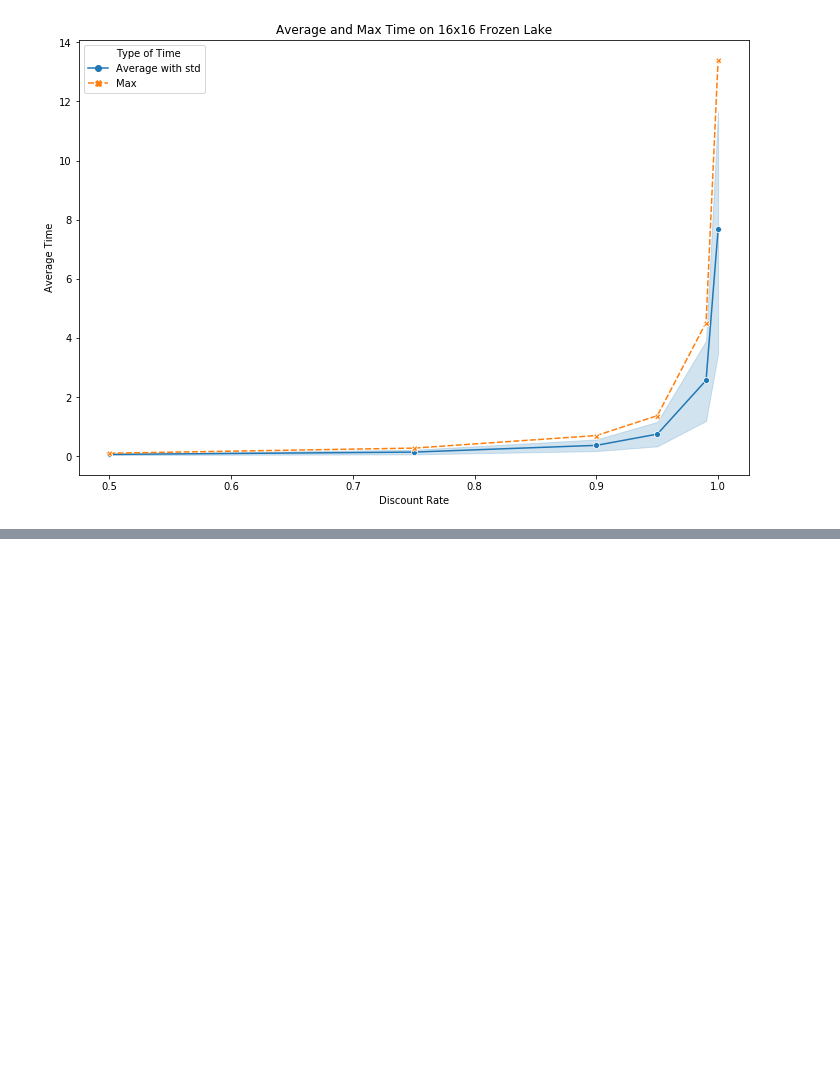
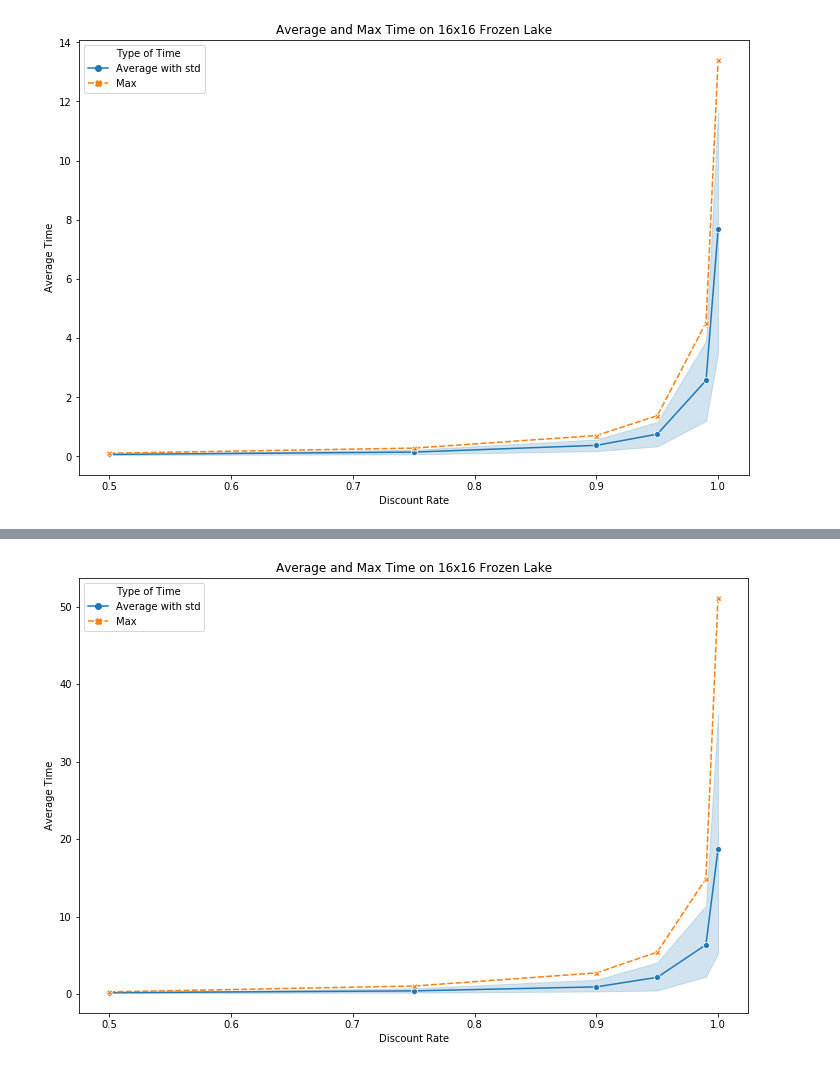
Before and after one commit to okazkayasi/CS7641, a Jupyter notebook: mkazkayasi3_Assignment4/VI_PI_FrozenLake.ipynb, the cells around one changed output, grey strips where cells are left out. Cells and saved outputs as stored; diff of their text form; code cells hidden in the pictures; blank space fills up the shorter version.

```diff
--- a/mkazkayasi3_Assignment4/Value_Policy_4x4_done.ipynb
+++ b/mkazkayasi3_Assignment4/VI_PI_FrozenLake.ipynb
@@ -462,3 +497,7 @@ plot_the_dict(pi16[0], value="Score", size=16)
+# %%
+plot_the_dict(pi16[2], value="Time", size=16)
+# %% [output]
+[figure, added]
 # %%
 import dill
 dill.dump_session('vi_pi_all.db')
```
Also changed, not shown: parts of 5 cells of this notebook, 7 other files.
